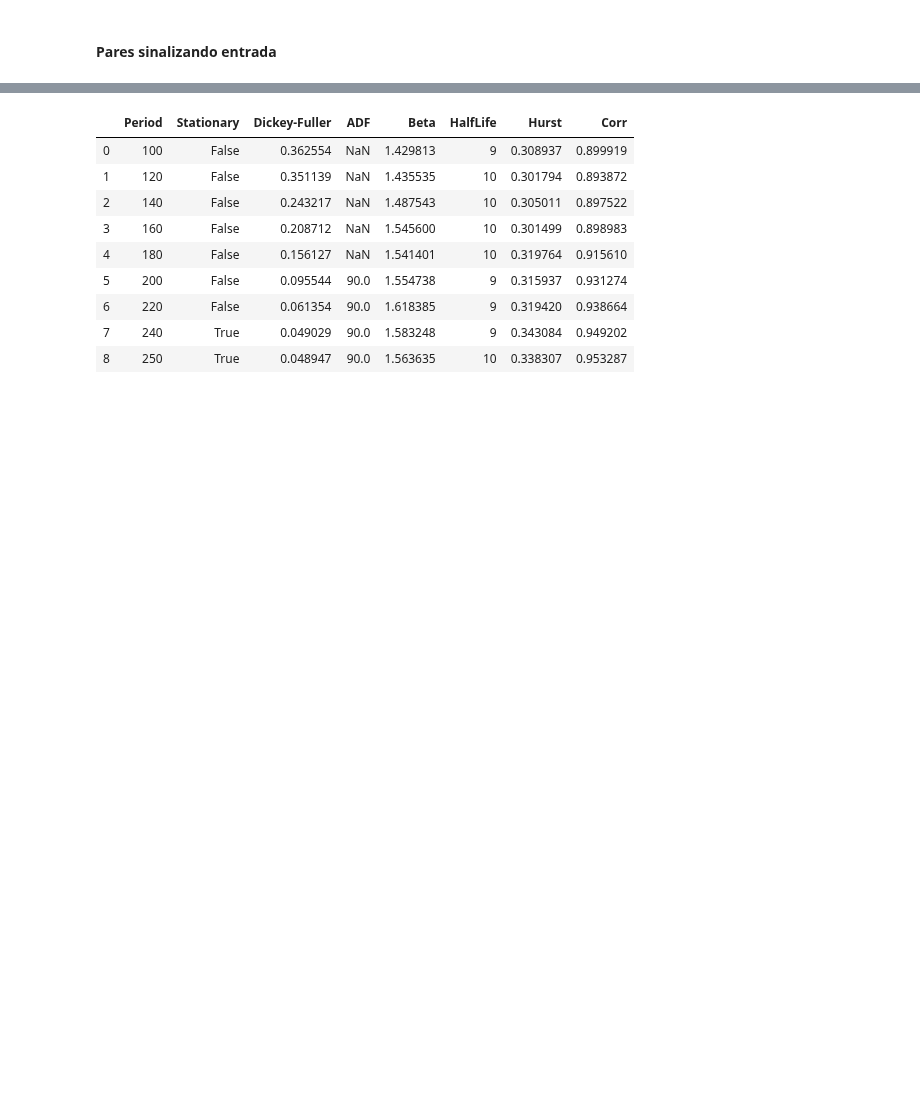
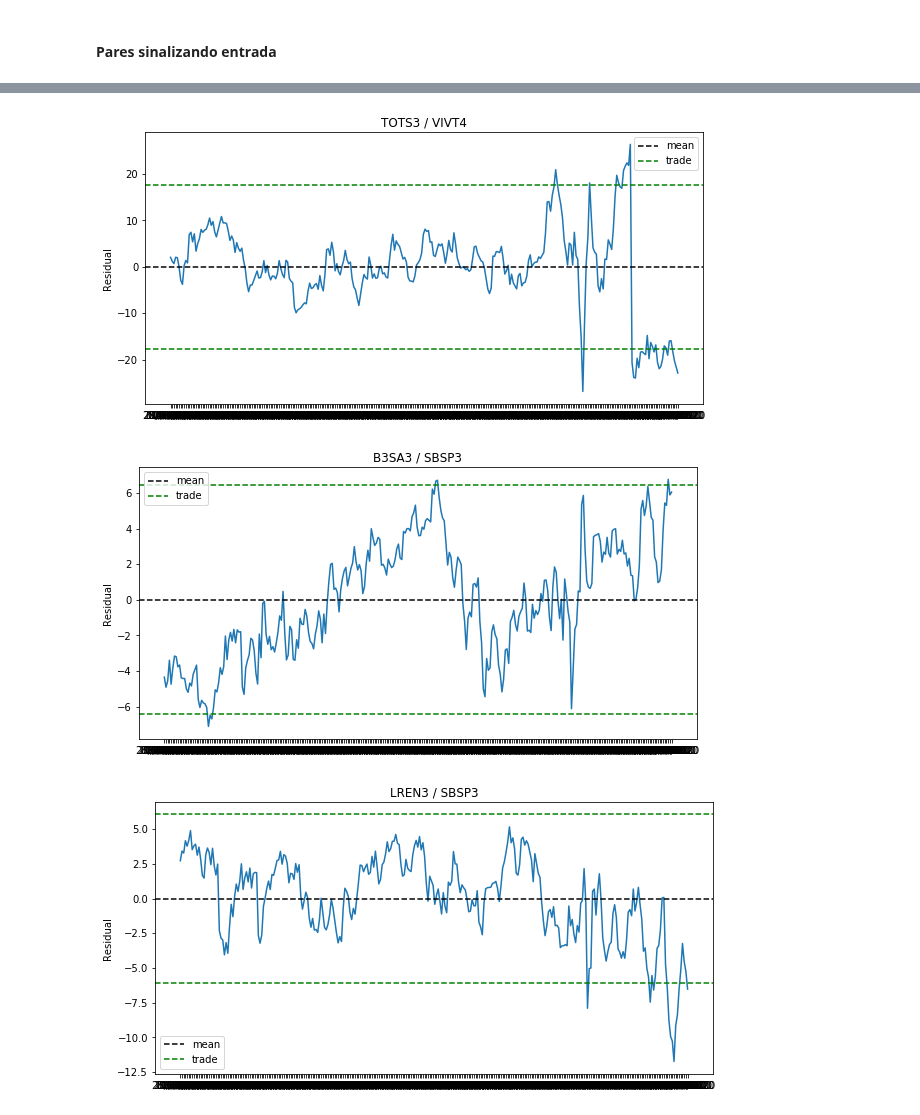
Before and after one commit to andreolvgomes/long-short-by-cointegration, a Jupyter notebook: Cointegration.ipynb, the cells around one changed output, grey strips where cells are left out. Saved outputs shown, nothing was run; the diff lists cells and outputs as text; code cells hidden in the pictures; blank space fills up the shorter version.

```diff
--- a/Cointegration.ipynb
+++ b/Cointegration.ipynb
@@ -446,13 +450,7 @@ show(data, 'BTOW3', 'MGLU3')
-# %%
-analysis_by_periods(data['BTOW3'], data['MGLU3'])
-# %% [output]
-|  | Period | Stationary | Dickey-Fuller | ADF | Beta | HalfLife | Hurst | Corr |
-| 0 | 100 | False | 0.362554 | NaN | 1.429813 | 9 | 0.308937 | 0.899919 |
-| 1 | 120 | False | 0.351139 | NaN | 1.435535 | 10 | 0.301794 | 0.893872 |
-| 2 | 140 | False | 0.243217 | NaN | 1.487543 | 10 | 0.305011 | 0.897522 |
-| 3 | 160 | False | 0.208712 | NaN | 1.545600 | 10 | 0.301499 | 0.898983 |
-| 4 | 180 | False | 0.156127 | NaN | 1.541401 | 10 | 0.319764 | 0.915610 |
-| 5 | 200 | False | 0.095544 | 90.0 | 1.554738 | 9 | 0.315937 | 0.931274 |
-| 6 | 220 | False | 0.061354 | 90.0 | 1.618385 | 9 | 0.319420 | 0.938664 |
-| 7 | 240 | True | 0.049029 | 90.0 | 1.583248 | 9 | 0.343084 | 0.949202 |
-| 8 | 250 | True | 0.048947 | 90.0 | 1.563635 | 10 | 0.338307 | 0.953287 |
+# %%
+for i, j in oper.iterrows():
+    show(data, j['Dependente'], j['Independente'])
+# %% [output]
+[figure, added]
+[figure, added]
+[figure, added]
```
Also changed, not shown: parts of 10 cells of this notebook, 2 other files.
